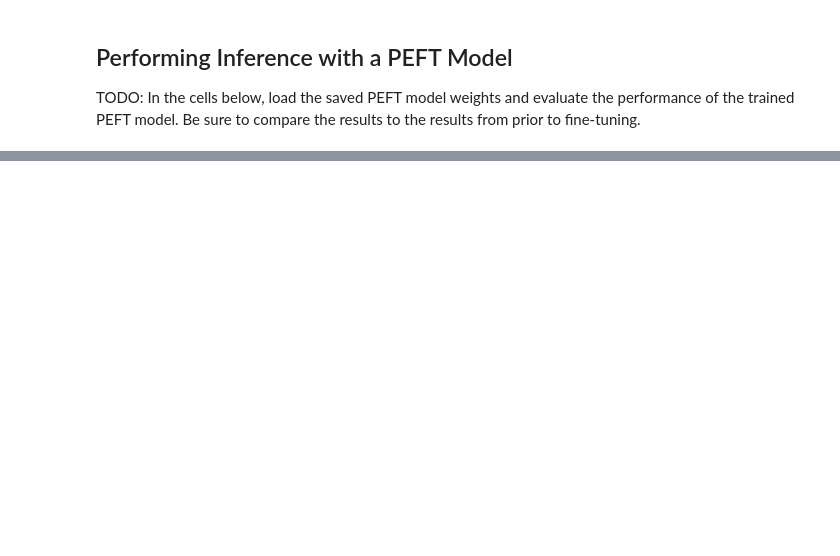
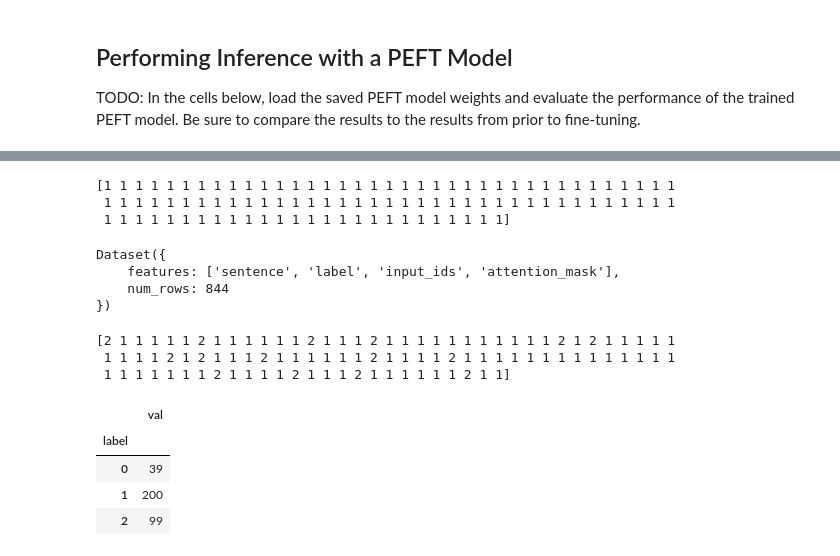
Before and after one commit to mdeevan/LightweightFineTuning, a Jupyter notebook: LightweightFineTuning.ipynb, the cells around one changed output, grey strips where cells are left out. Drawn from its saved outputs; the diff is of its cells as text; code cells hidden in the pictures; blank space fills up the shorter version.

```diff
--- a/LightweightFineTuning.ipynb
+++ b/LightweightFineTuning.ipynb
@@ -461,0 +500,19 @@ tensor([2])
+# %%
+print(evaluate_samples(model2, tokenized_dataset['test'], 744, 100))
+# %% [output]
+[1 1 1 1 1 1 1 1 1 1 1 1 1 1 1 1 1 1 1 1 1 1 1 1 1 1 1 1 1 1 1 1 1 1 1 1 1
+ 1 1 1 1 1 1 1 1 1 1 1 1 1 1 1 1 1 1 1 1 1 1 1 1 1 1 1 1 1 1 1 1 1 1 1 1 1
+ 1 1 1 1 1 1 1 1 1 1 1 1 1 1 1 1 1 1 1 1 1 1 1 1 1 1]
+# %%
+tokenized_dataset['test'] #.features
+# %% [output]
+Dataset({
+    features: ['sentence', 'label', 'input_ids', 'attention_mask'],
+    num_rows: 844
+})
+# %%
+print(evaluate_samples(model, tokenized_dataset['train'], 744, 100))
+# %% [output]
+[2 1 1 1 1 1 2 1 1 1 1 1 1 2 1 1 1 2 1 1 1 1 1 1 1 1 1 1 1 2 1 2 1 1 1 1 1
+ 1 1 1 1 2 1 2 1 1 1 2 1 1 1 1 1 1 2 1 1 1 1 2 1 1 1 1 1 1 1 1 1 1 1 1 1 1
+ 1 1 1 1 1 1 1 2 1 1 1 1 2 1 1 1 2 1 1 1 1 1 1 2 1 1]
@@ -461,0 +521,12 @@ tensor([2])
+# %%
+df = pd.DataFrame()
+df['label'] = tokenized_dataset['eval'][:]['label']
+df['val'] = 1
+
+df.groupby(['label']).sum(['val'])
+# %% [output]
+|  | val |
+| label |  |
+| 0 | 39 |
+| 1 | 200 |
+| 2 | 99 |
```
Also changed, not shown: parts of 24 cells of this notebook.
